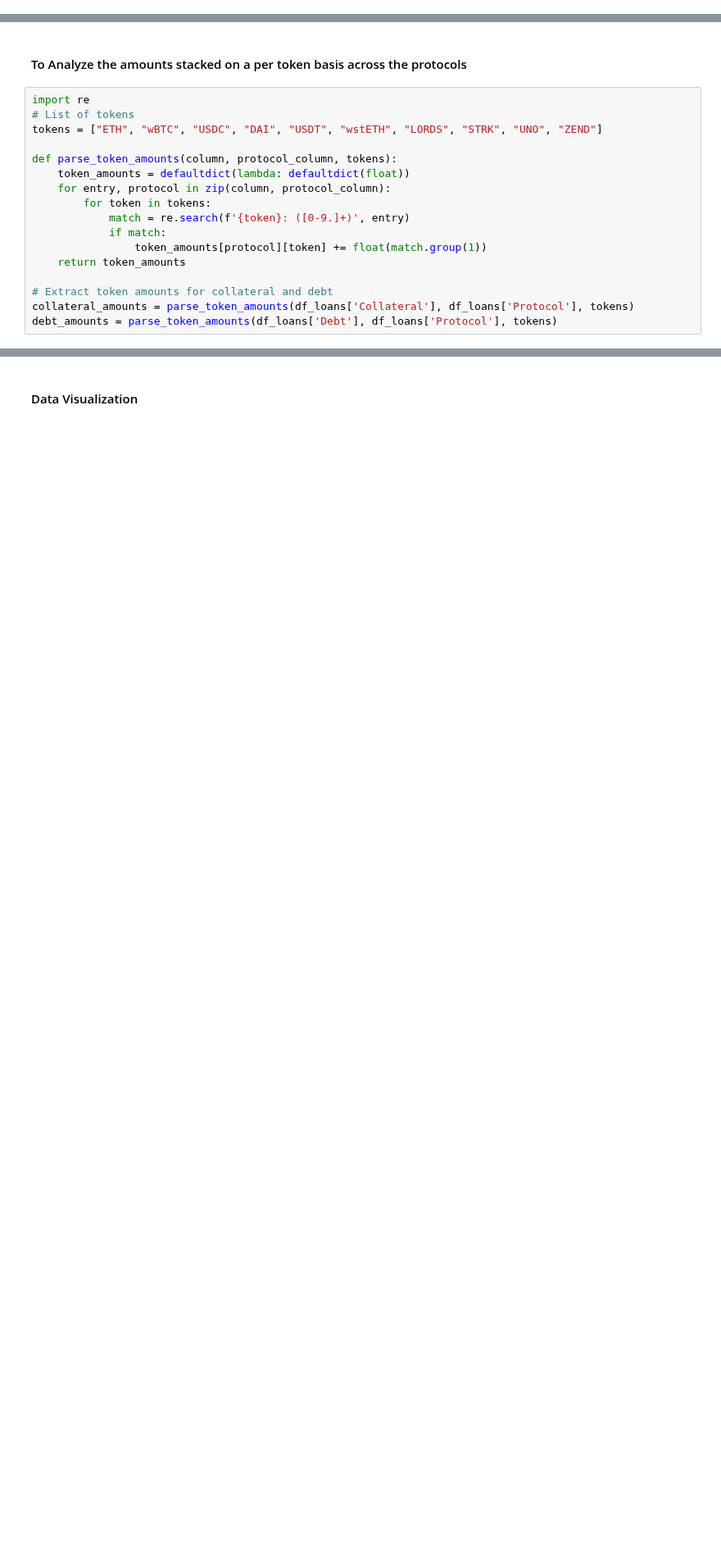
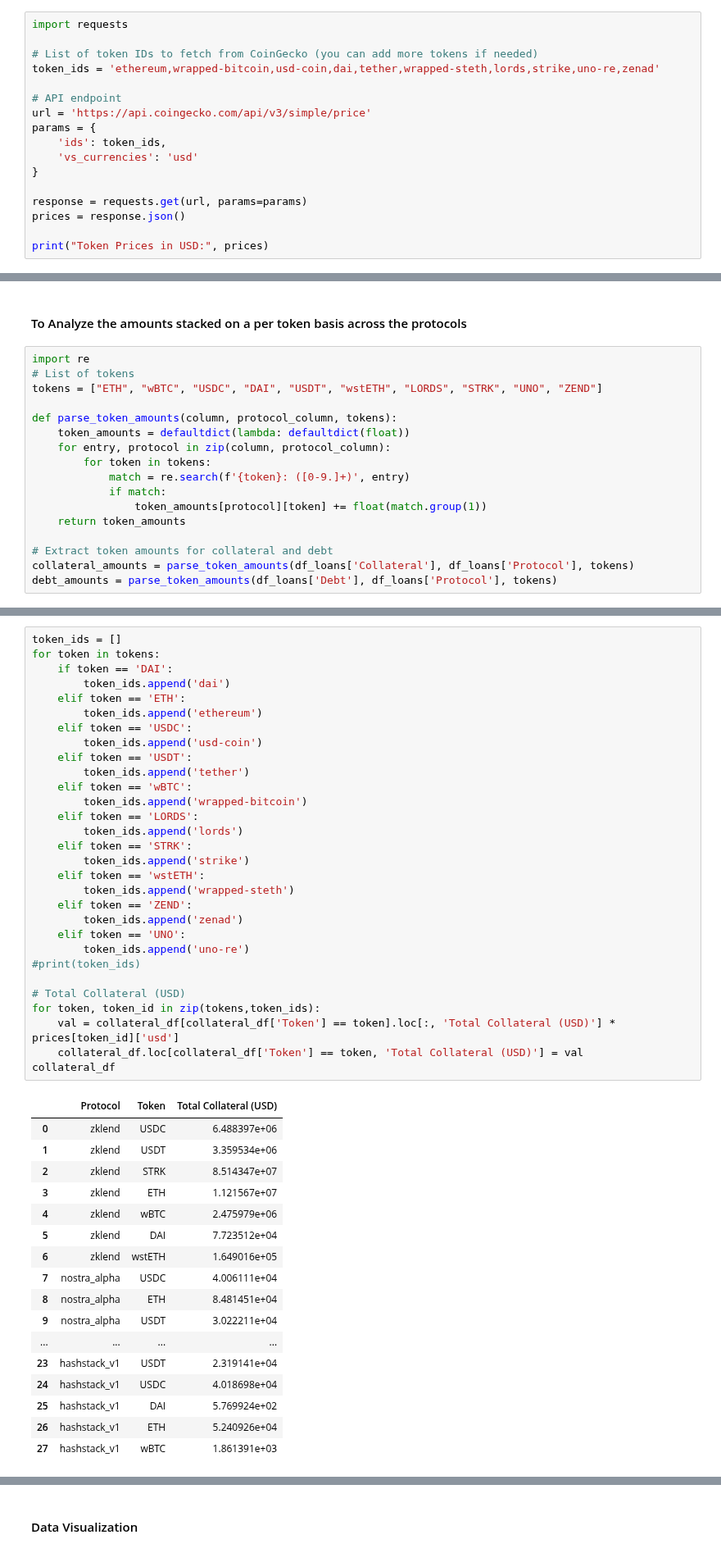
Before and after one commit to CarmineOptions/derisk-research, a Jupyter notebook: notebooks/Analyze_user_behavior_across_different_lending_protocols.ipynb, the cells around one changed output, grey strips where cells are left out. Shown at 82% size. Saved outputs shown, nothing was run; the diff lists cells and outputs as text; blank space fills up the shorter version.

Commit message:
completed review anlyses of differnt lending protocol

```diff
--- a/notebooks/Analyze_user_behavior_across_different_lending_protocols.ipynb
+++ b/notebooks/Analyze_user_behavior_across_different_lending_protocols.ipynb
@@ -87,0 +91,17 @@ df_loans.head()
+# %%
+import requests
+
+# List of token IDs to fetch from CoinGecko (you can add more tokens if needed)
+token_ids = 'ethereum,wrapped-bitcoin,usd-coin,dai,tether,wrapped-steth,lords,strike,uno-re,zenad'
+
+# API endpoint
+url = 'https://api.coingecko.com/api/v3/simple/price'
+params = {
+    'ids': token_ids,
+    'vs_currencies': 'usd'
+}
+
+response = requests.get(url, params=params)
+prices = response.json()
+
+print("Token Prices in USD:", prices)
@@ -309,0 +355,48 @@ debt_df = pd.DataFrame(debt_list, columns=['Protocol', 'Token', 'Total Debt (USD
+# %%
+token_ids = []
+for token in tokens:
+    if token == 'DAI':
+        token_ids.append('dai')
+    elif token == 'ETH':
+        token_ids.append('ethereum')
+    elif token == 'USDC':
+        token_ids.append('usd-coin')
+    elif token == 'USDT':
+        token_ids.append('tether')
+    elif token == 'wBTC':
+        token_ids.append('wrapped-bitcoin')
+    elif token == 'LORDS':
+        token_ids.append('lords')
+    elif token == 'STRK':
+        token_ids.append('strike')
+    elif token == 'wstETH':
+        token_ids.append('wrapped-steth')
+    elif token == 'ZEND':
+        token_ids.append('zenad')
+    elif token == 'UNO':
+        token_ids.append('uno-re')
+#print(token_ids)
+
+# Total Collateral (USD)
+for token, token_id in zip(tokens,token_ids):
+    val = collateral_df[collateral_df['Token'] == token].loc[:, 'Total Collateral (USD)'] * prices[token_id]['usd']
+    collateral_df.loc[collateral_df['Token'] == token, 'Total Collateral (USD)'] = val
+collateral_df
+# %% [output]
+|  | Protocol | Token | Total Collateral (USD) |
+| 0 | zklend | USDC | 6.488397e+06 |
+| 1 | zklend | USDT | 3.359534e+06 |
+| 2 | zklend | STRK | 8.514347e+07 |
+| 3 | zklend | ETH | 1.121567e+07 |
+| 4 | zklend | wBTC | 2.475979e+06 |
+| 5 | zklend | DAI | 7.723512e+04 |
+| 6 | zklend | wstETH | 1.649016e+05 |
+| 7 | nostra_alpha | USDC | 4.006111e+04 |
+| 8 | nostra_alpha | ETH | 8.481451e+04 |
+| 9 | nostra_alpha | USDT | 3.022211e+04 |
+| ... | ... | ... | ... |
+| 23 | hashstack_v1 | USDT | 2.319141e+04 |
+| 24 | hashstack_v1 | USDC | 4.018698e+04 |
+| 25 | hashstack_v1 | DAI | 5.769924e+02 |
+| 26 | hashstack_v1 | ETH | 5.240926e+04 |
+| 27 | hashstack_v1 | wBTC | 1.861391e+03 |
```
Also changed, not shown: parts of 15 cells of this notebook, 2 other files.
